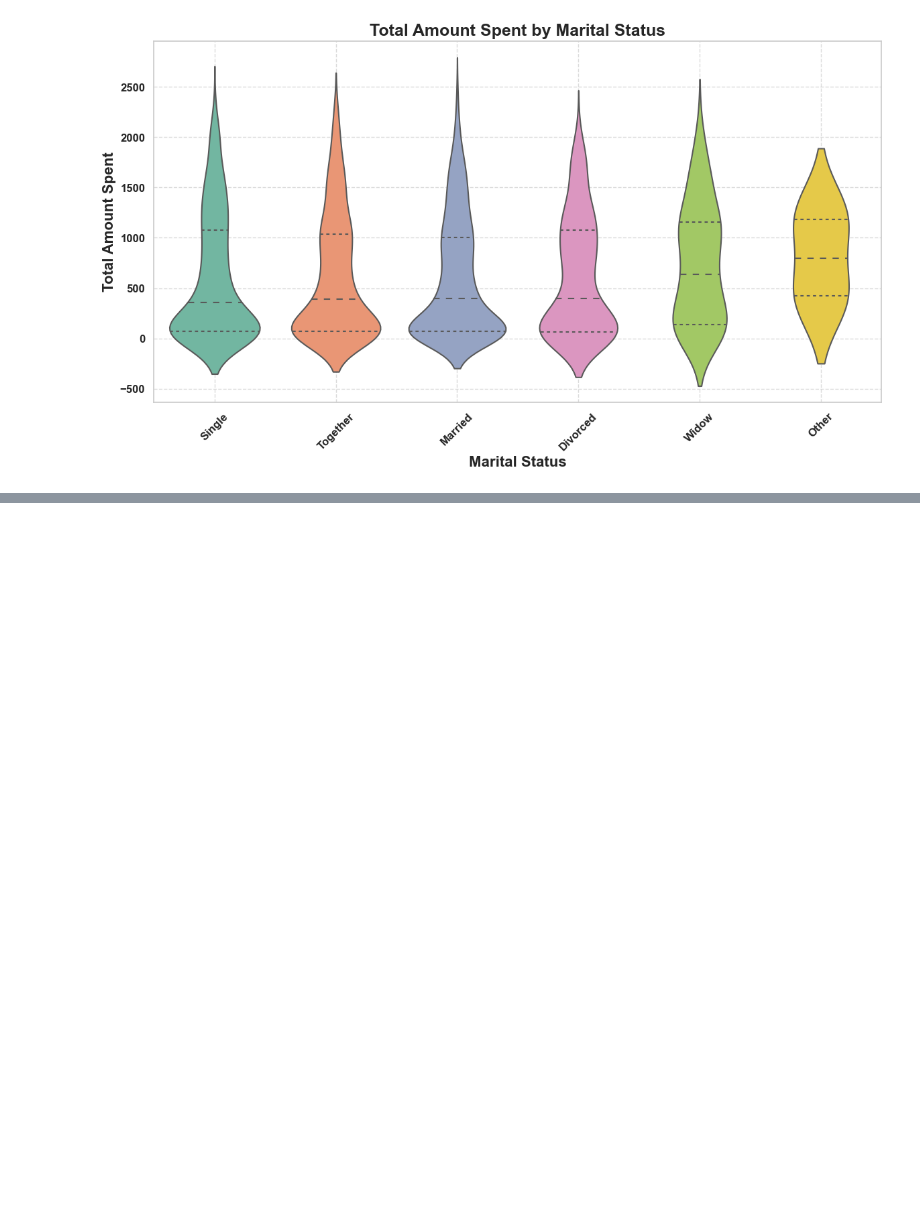
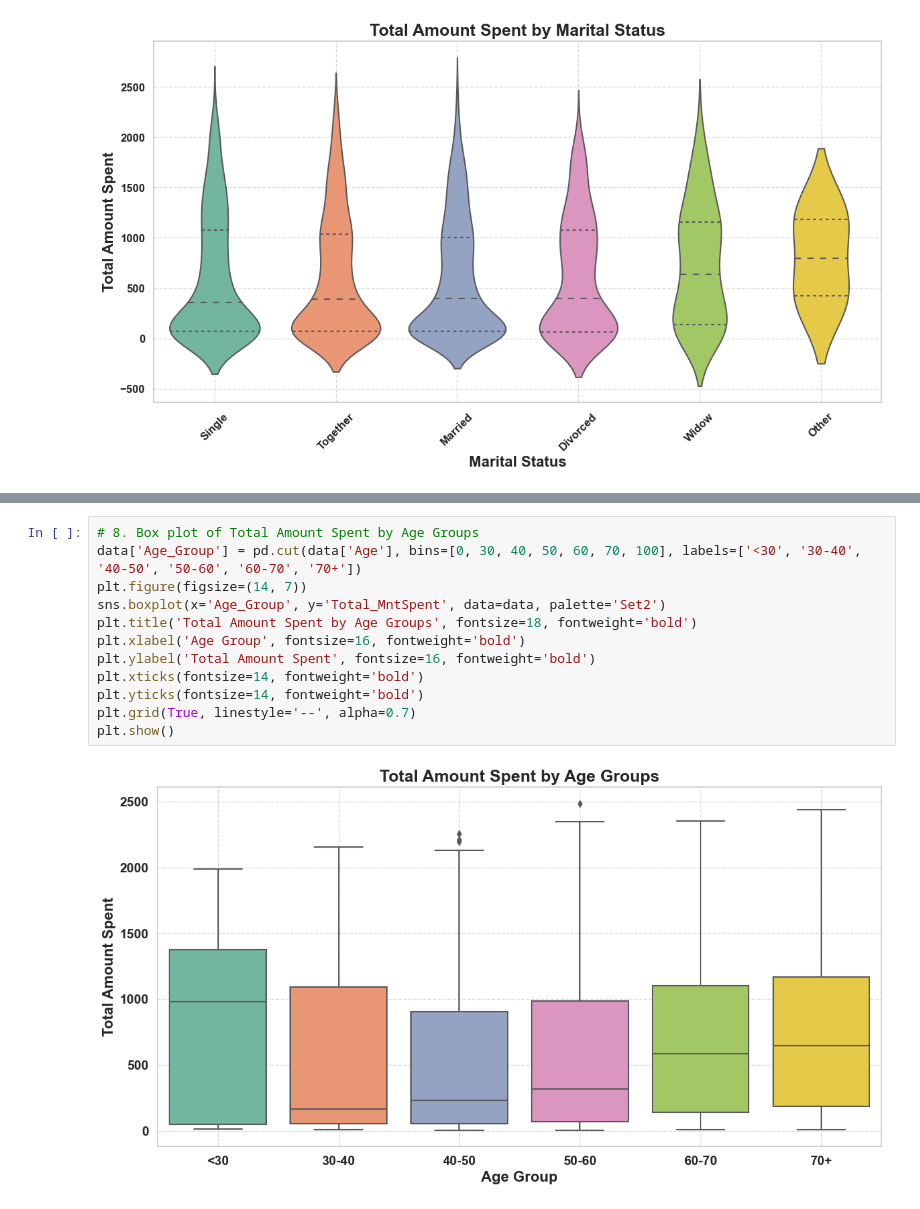
Before and after one commit to Jotis86/Marketing-Analysis-Project, a Jupyter notebook: notebooks/data_visualization.ipynb, the cells around one changed output, grey strips where cells are left out. Drawn from its saved outputs; the diff is of its cells as text; blank space fills up the shorter version.

```diff
--- a/notebooks/data_visualization.ipynb
+++ b/notebooks/data_visualization.ipynb
@@ -273,0 +285,14 @@ plt.show()
+# %%
+# 8. Box plot of Total Amount Spent by Age Groups
+data['Age_Group'] = pd.cut(data['Age'], bins=[0, 30, 40, 50, 60, 70, 100], labels=['<30', '30-40', '40-50', '50-60', '60-70', '70+'])
+plt.figure(figsize=(14, 7))
+sns.boxplot(x='Age_Group', y='Total_MntSpent', data=data, palette='Set2')
+plt.title('Total Amount Spent by Age Groups', fontsize=18, fontweight='bold')
+plt.xlabel('Age Group', fontsize=16, fontweight='bold')
+plt.ylabel('Total Amount Spent', fontsize=16, fontweight='bold')
+plt.xticks(fontsize=14, fontweight='bold')
+plt.yticks(fontsize=14, fontweight='bold')
+plt.grid(True, linestyle='--', alpha=0.7)
+plt.show()
+# %% [output]
+[figure, added]
```
Also changed, not shown: parts of 6 cells of this notebook.
